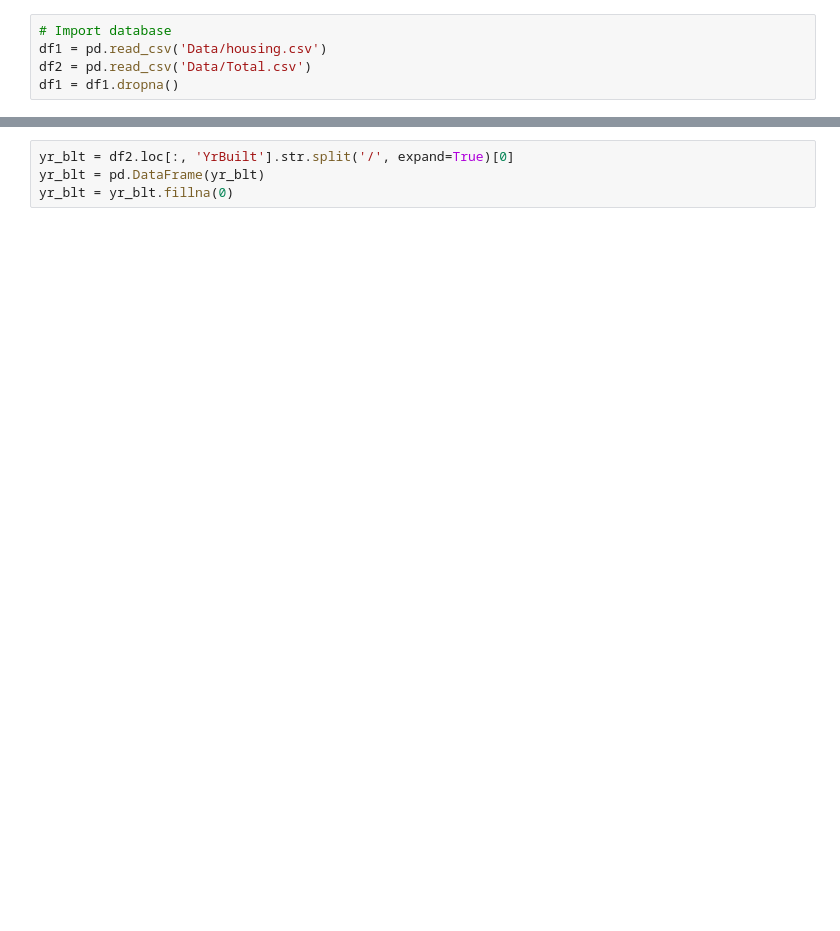
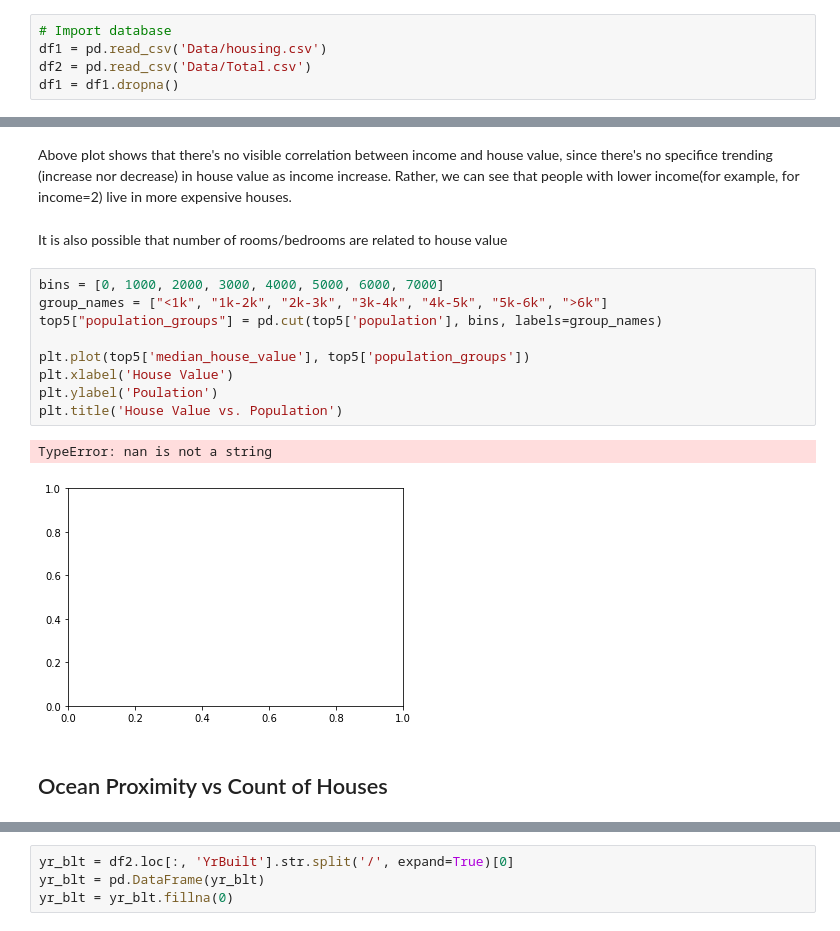
Before and after one commit to truonglybach/project1_UCI, a Jupyter notebook: shayan.ipynb, the cells around one changed output, grey strips where cells are left out. Saved outputs shown, nothing was run; the diff lists cells and outputs as text; blank space fills up the shorter version.

```diff
--- a/shayan.ipynb
+++ b/shayan.ipynb
@@ -14,0 +80,18 @@ df1 = df1.dropna()
+# %% [markdown]
+Above plot shows that there's no visible correlation between income and house value, since there's no specifice trending (increase nor decrease) in house value as income increase. Rather, we can see that people with lower income(for example, for income=2) live in more expensive houses.
+# %% [markdown]
+It is also possible that number of rooms/bedrooms are related to house value
+# %%
+bins = [0, 1000, 2000, 3000, 4000, 5000, 6000, 7000]
+group_names = ["<1k", "1k-2k", "2k-3k", "3k-4k", "4k-5k", "5k-6k", ">6k"]
+top5["population_groups"] = pd.cut(top5['population'], bins, labels=group_names)
+
+plt.plot(top5['median_house_value'], top5['population_groups'])
+plt.xlabel('House Value')
+plt.ylabel('Poulation')
+plt.title('House Value vs. Population')
+# %% [output]
+TypeError: nan is not a string
+[figure, added]
+# %% [markdown]
+## Ocean Proximity vs Count of Houses
```
Also changed, not shown: parts of 49 cells of this notebook, 10 other files.
